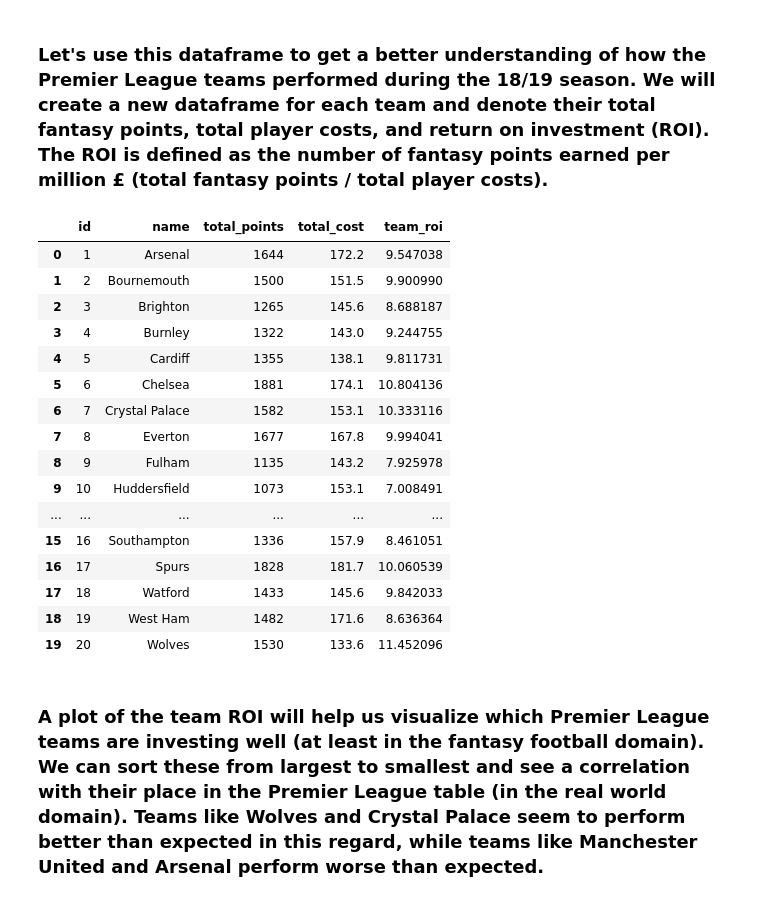
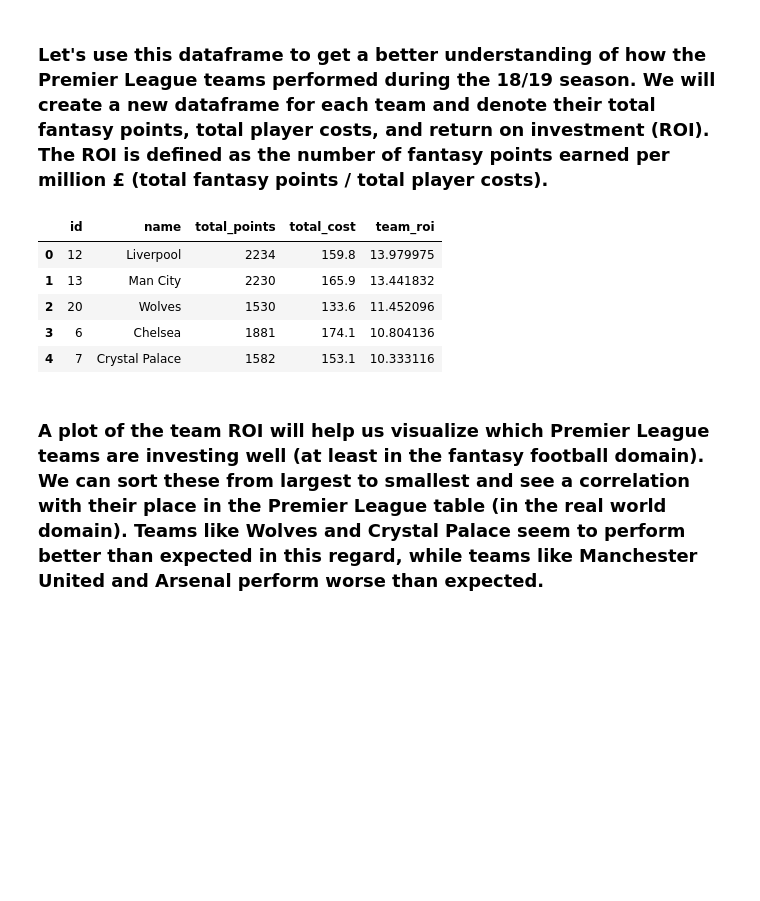
Before and after one commit to pierrewinter/API_Fantasy_Player_Recommender, a Jupyter notebook: api_soccer_data.ipynb, the cells around one changed output. Saved outputs shown, nothing was run; the diff lists cells and outputs as text; code cells hidden in the pictures; blank space fills up the shorter version.

```diff
--- a/api_soccer_data.ipynb
+++ b/api_soccer_data.ipynb
@@ -74,0 +68,6 @@ dict_keys(['events', 'game_settings', 'phases', 'teams', 'total_players', 'eleme
+# %%
+### 2018/2019 Data
+json_file = get_local_json(api_18_19)
+
+### 2019/2020 Data
+#json_file = get_api_json(api_19_20, api_code=True, print_keys=True)
@@ -75,17 +76,16 @@ dict_keys(['events', 'game_settings', 'phases', 'teams', 'total_players', 'eleme
 # %% [markdown]
 ### Because .json files are formatted in the form of nested dictionaries, we can use pandas to create dataframes from these dictionaries directly. For each of the 18/19 and 19/20 seasons, we will create separate dataframes for player data, team data, gamweek data, and monthly schedule data.
 # %%
-players18 = pd.DataFrame.from_dict(json_18_19['elements'])
-teams18 = pd.DataFrame.from_dict(json_18_19['teams'])
-gmwks18 = pd.DataFrame.from_dict(json_18_19['events'])
-months18 = pd.DataFrame.from_dict(json_18_19['phases'])
+def get_season_info(json_file):
+    players = pd.DataFrame.from_dict(json_file['elements'])
+    teams = pd.DataFrame.from_dict(json_file['teams'])
+    gmwks = pd.DataFrame.from_dict(json_file['events'])
+    months = pd.DataFrame.from_dict(json_file['phases'])
+    positions = pd.DataFrame.from_dict(json_file['element_types'])
 
-players19 = pd.DataFrame.from_dict(json_19_20['elements'])
-teams19 = pd.DataFrame.from_dict(json_19_20['teams'])
-gmwks19 = pd.DataFrame.from_dict(json_19_20['events'])
-months19 = pd.DataFrame.from_dict(json_19_20['phases'])
-
-positions = pd.DataFrame.from_dict(json_19_20['element_types'])
+    return players, teams, gmwks, months, positions
+# %%
+players, teams, gmwks, months, positions = get_season_info(json_file=json_file)
 # %% [markdown]
 ### For reference, let's have a quick look at what is contained in our players dataframe for the 18/19 season. We can see that there are 624 players this season and, at least for the columns we are interested in, the player data does not require further cleaning.
 # %%
@@ -120,30 +120,22 @@ memory usage: 274.3+ KB
 # %% [markdown]
 ### Let's use this dataframe to get a better understanding of how the Premier League teams performed during the 18/19 season. We will create a new dataframe for each team and denote their total fantasy points, total player costs, and return on investment (ROI). The ROI is defined as the number of fantasy points earned per million £ (total fantasy points / total player costs).
 # %%
-total_points_byteam = players18.groupby('team')['total_points'].sum().reset_index(drop=True)
-players18['now_cost'] = players18['now_cost']/10 #convert to fantasy prices in millions
-total_cost_byteam = players18.groupby('team')['now_cost'].sum().reset_index(drop=True)
-team_df = pd.concat([teams18['id'], teams18['name'], total_points_byteam, total_cost_byteam, total_points_byteam/total_cost_byteam], axis=1, keys=['id', 'name', 'total_points', 'total_cost', 'team_roi'])
+total_points_byteam = players.groupby('team')['total_points'].sum().reset_index(drop=True)
+players['now_cost'] = players['now_cost']/10  # convert to fantasy prices in millions
+total_cost_byteam = players.groupby('team')['now_cost'].sum().reset_index(drop=True)
+team_roi = total_points_byteam/total_cost_byteam
+team_df = pd.concat([teams['id'], teams['name'], total_points_byteam, total_cost_byteam, team_roi],
+                    axis=1, keys=['id', 'name', 'total_points', 'total_cost', 'team_roi'])
+team_df = team_df.sort_values(['team_roi'], ascending=False).reset_index(drop=True)
 # %%
-team_df.head(20)
+team_df.head()
 # %% [output]
 |  | id | name | total_points | total_cost | team_roi |
-| 0 | 1 | Arsenal | 1644 | 172.2 | 9.547038 |
-| 1 | 2 | Bournemouth | 1500 | 151.5 | 9.900990 |
-| 2 | 3 | Brighton | 1265 | 145.6 | 8.688187 |
-| 3 | 4 | Burnley | 1322 | 143.0 | 9.244755 |
-| 4 | 5 | Cardiff | 1355 | 138.1 | 9.811731 |
-| 5 | 6 | Chelsea | 1881 | 174.1 | 10.804136 |
-| 6 | 7 | Crystal Palace | 1582 | 153.1 | 10.333116 |
-| 7 | 8 | Everton | 1677 | 167.8 | 9.994041 |
-| 8 | 9 | Fulham | 1135 | 143.2 | 7.925978 |
-| 9 | 10 | Huddersfield | 1073 | 153.1 | 7.008491 |
-| ... | ... | ... | ... | ... | ... |
-| 15 | 16 | Southampton | 1336 | 157.9 | 8.461051 |
-| 16 | 17 | Spurs | 1828 | 181.7 | 10.060539 |
-| 17 | 18 | Watford | 1433 | 145.6 | 9.842033 |
-| 18 | 19 | West Ham | 1482 | 171.6 | 8.636364 |
-| 19 | 20 | Wolves | 1530 | 133.6 | 11.452096 |
+| 0 | 12 | Liverpool | 2234 | 159.8 | 13.979975 |
+| 1 | 13 | Man City | 2230 | 165.9 | 13.441832 |
+| 2 | 20 | Wolves | 1530 | 133.6 | 11.452096 |
+| 3 | 6 | Chelsea | 1881 | 174.1 | 10.804136 |
+| 4 | 7 | Crystal Palace | 1582 | 153.1 | 10.333116 |
 # %% [markdown]
 ### A plot of the team ROI will help us visualize which Premier League teams are investing well (at least in the fantasy football domain). We can sort these from largest to smallest and see a correlation with their place in the Premier League table (in the real world domain). Teams like Wolves and Crystal Palace seem to perform better than expected in this regard, while teams like Manchester United and Arsenal perform worse than expected.
 # %%
```
Also changed, not shown: parts of 32 cells of this notebook.
